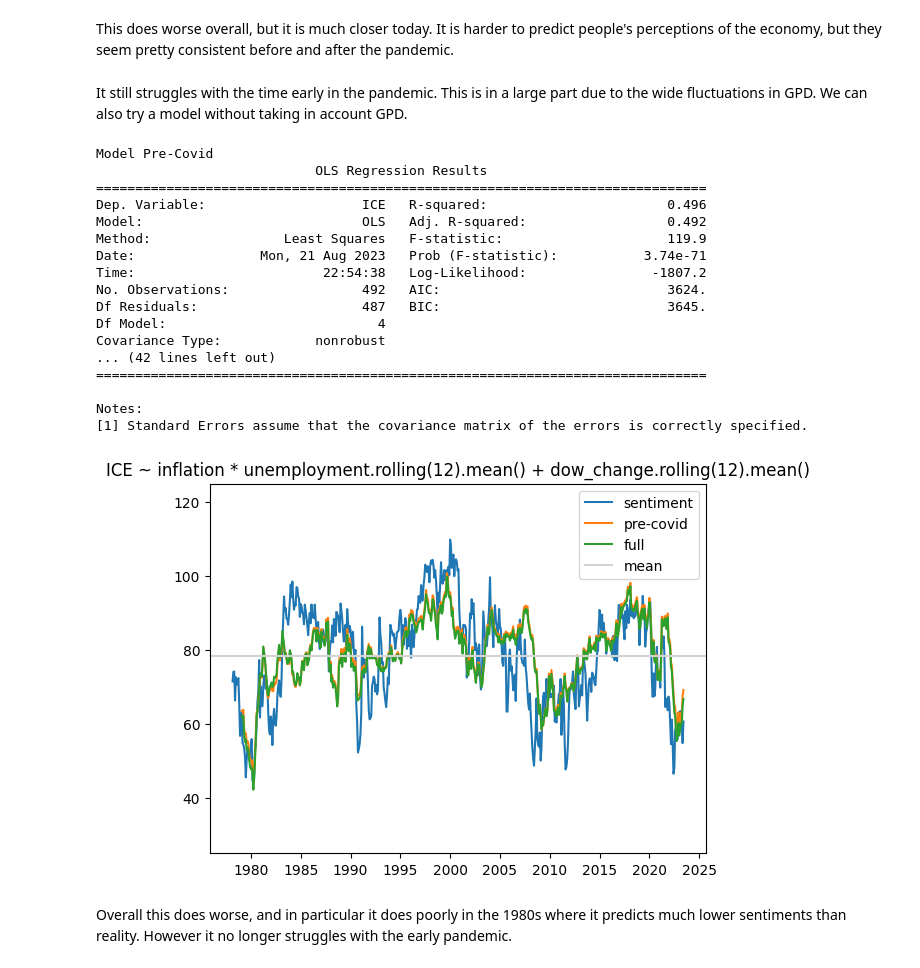
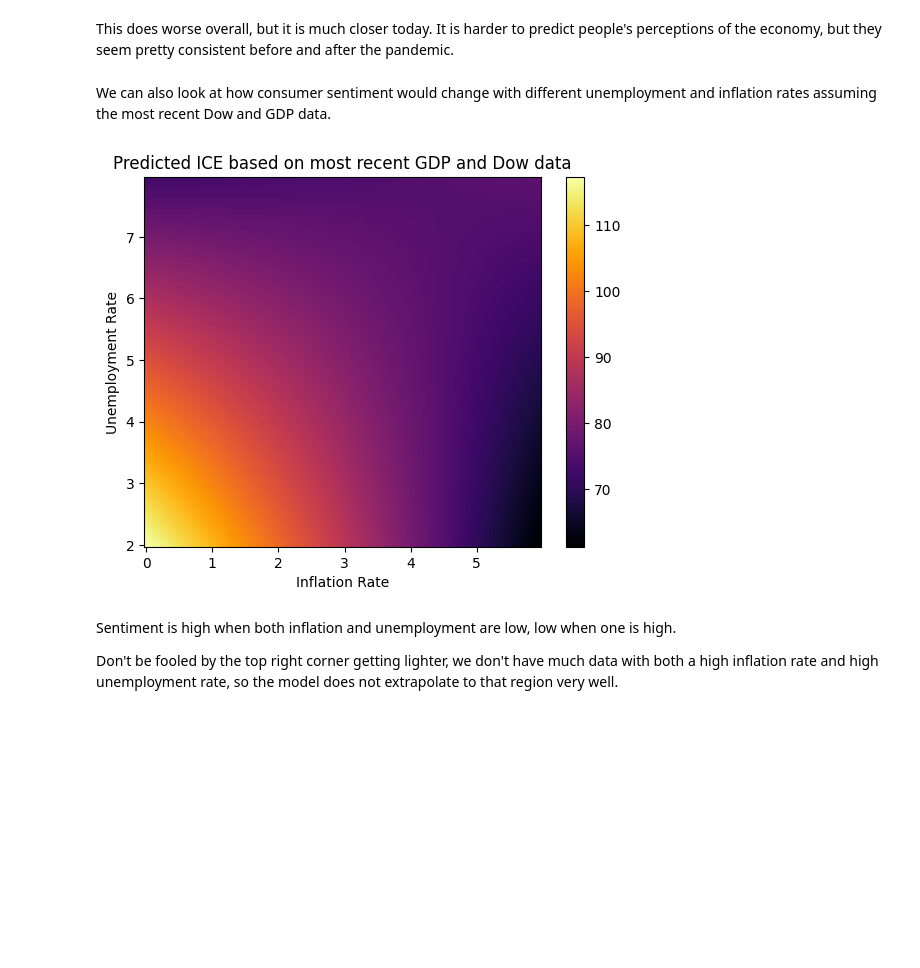
Before and after one commit to nwbvt/economic_perception, a Jupyter notebook: EconomySentiment.ipynb, the cells around one changed output. Drawn from its saved outputs; the diff is of its cells as text; code cells hidden in the pictures; blank space fills up the shorter version.

```diff
--- a/EconomySentiment.ipynb
+++ b/EconomySentiment.ipynb
@@ -386,8 +391,8 @@ Notes:
 # %% [markdown]
 The current conditions is better predicted before 2020, but I see more of a discrepency with post pandemic results. In particular the pre 2020 model predicts sentiment should be neutral around now, and the one with all the data still thinks things should be better. This particular index is based on how families are actually doing and less to do with perceptions of the economy.
 # %%
-_, ice_model = try_model(form="ICE ~ inflation * unemployment.rolling(12).mean() + " +
-                         "gdp_growth.rolling(12).mean() + dow_change.rolling(12).mean()",
+_, ice_model = try_model(form="ICE ~ inflation * unemployment_12month + " +
+                         "gdp_12month + dow_12month",
                          data=data, predicted=data.ICE, y_min=25, y_max=125)
 # %% [output]
 Model Pre-Covid
@@ -411,28 +416,26 @@ Notes:
 # %% [markdown]
 This does worse overall, but it is much closer today. It is harder to predict people's perceptions of the economy, but they seem pretty consistent before and after the pandemic.
-# %% [markdown]
-It still struggles with the time early in the pandemic. This is in a large part due to the wide fluctuations in GPD. We can also try a model without taking in account GPD.
-# %%
-_ = try_model(form="ICE ~ inflation * unemployment.rolling(12).mean() + dow_change.rolling(12).mean()",
-              data=data, predicted=data.ICE, y_min=25, y_max=125)
-# %% [output]
-Model Pre-Covid
-                            OLS Regression Results
-==============================================================================
-Dep. Variable:                    ICE   R-squared:                       0.496
-Model:                            OLS   Adj. R-squared:                  0.492
-Method:                 Least Squares   F-statistic:                     119.9
-Date:                Mon, 21 Aug 2023   Prob (F-statistic):           3.74e-71
-Time:                        22:54:38   Log-Likelihood:                -1807.2
-No. Observations:                 492   AIC:                             3624.
-Df Residuals:                     487   BIC:                             3645.
-Df Model:                           4
-Covariance Type:            nonrobust
-... (42 lines left out)
-==============================================================================
-
-Notes:
-[1] Standard Errors assume that the covariance matrix of the errors is correctly specified.
-[figure, removed]
-# %% [markdown]
-Overall this does worse, and in particular it does poorly in the 1980s where it predicts much lower sentiments than reality. However it no longer struggles with the early pandemic.
+# %% [markdown]
+We can also look at how consumer sentiment would change with different unemployment and inflation rates assuming the most recent Dow and GDP data.
+# %%
+inflation_axis, unemployment_axis = np.meshgrid(np.arange(0, 6, 6/100), np.arange(2, 8, 6/100))
+
+mesh_df = pd.DataFrame({'inflation': norm(inflation_axis.reshape((-1)), with_data=inflation.CORESTICKM159SFRBATL),
+                        'unemployment_12month': norm(unemployment_axis.reshape((-1)), with_data=unemployment.UNRATE),
+                        'gdp_12month': data.gdp_12month[-1],
+                        'dow_12month': data.dow_12month[-1]})
+
+sentiment_axis = np.array(ice_model.predict(mesh_df)).reshape((100,100))
+
+plt.pcolormesh(inflation_axis, unemployment_axis, sentiment_axis, cmap="inferno")
+plt.xlabel('Inflation Rate')
+plt.ylabel('Unemployment Rate')
+plt.colorbar()
+plt.title("Predicted ICE based on most recent GDP and Dow data")
+plt.show()
+# %% [output]
+[figure, added]
+# %% [markdown]
+Sentiment is high when both inflation and unemployment are low, low when one is high.
+
+Don't be fooled by the top right corner getting lighter, we don't have much data with both a high inflation rate and high unemployment rate, so the model does not extrapolate to that region very well.
```
Also changed, not shown: parts of 13 cells of this notebook.
